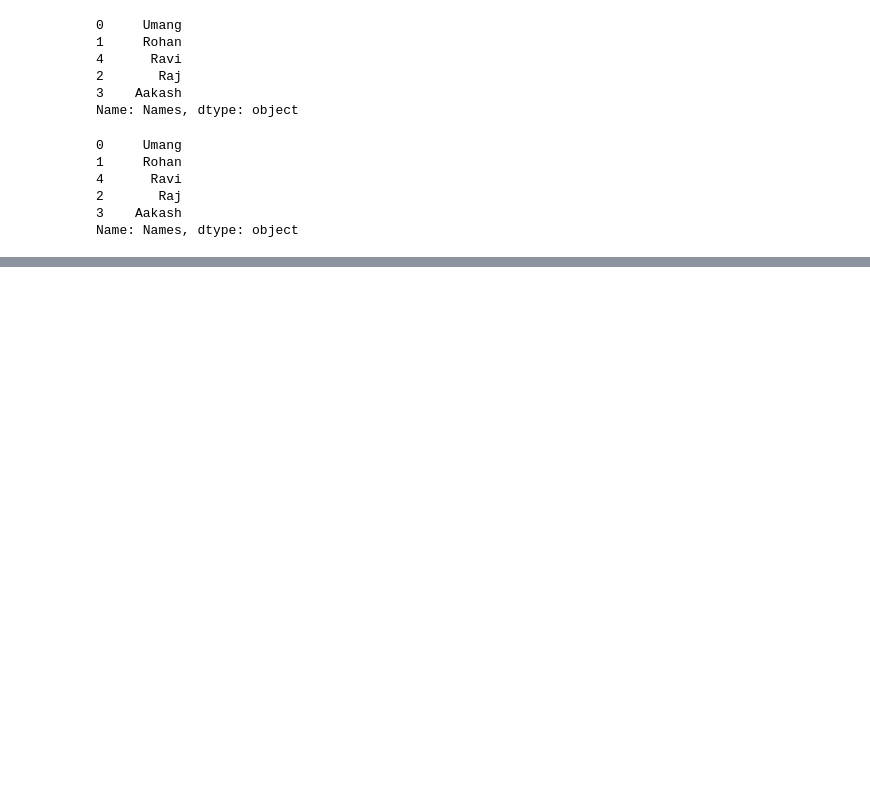
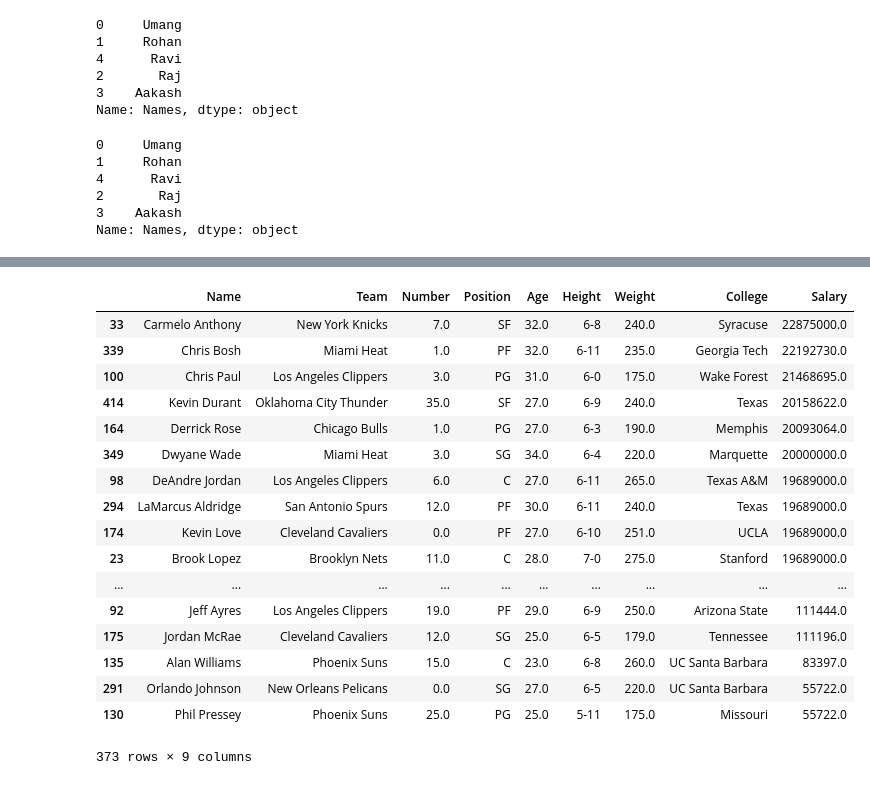
Before and after one commit to umangkejriwal1122/Machine-Learning, a Jupyter notebook: Pandas - Basics.ipynb, the cells around one changed output, grey strips where cells are left out. Drawn from its saved outputs; the diff is of its cells as text; code cells hidden in the pictures; blank space fills up the shorter version.

```diff
--- a/Pandas - Basics.ipynb
+++ b/Pandas - Basics.ipynb
@@ -193,0 +366,5 @@ Name: Names, dtype: object
+# %%
+mean_sal = df['Salary'].mean()
+# %%
+mean_sal = np.round(mean_sal,2)
+mean_sal
@@ -193,0 +373,2 @@ Name: Names, dtype: object
+# %%
+df['Salary'].fillna(mean_sal,inplace=True)
@@ -193,0 +401,2 @@ Name: Names, dtype: object
+# %%
+df.dropna(inplace=True)
@@ -193,0 +463,21 @@ Name: Names, dtype: object
+# %%
+df.sort_values("Salary",ascending=False)
+# %% [output]
+|  | Name | Team | Number | Position | Age | Height | Weight | College | Salary |
+| 33 | Carmelo Anthony | New York Knicks | 7.0 | SF | 32.0 | 6-8 | 240.0 | Syracuse | 22875000.0 |
+| 339 | Chris Bosh | Miami Heat | 1.0 | PF | 32.0 | 6-11 | 235.0 | Georgia Tech | 22192730.0 |
+| 100 | Chris Paul | Los Angeles Clippers | 3.0 | PG | 31.0 | 6-0 | 175.0 | Wake Forest | 21468695.0 |
+| 414 | Kevin Durant | Oklahoma City Thunder | 35.0 | SF | 27.0 | 6-9 | 240.0 | Texas | 20158622.0 |
+| 164 | Derrick Rose | Chicago Bulls | 1.0 | PG | 27.0 | 6-3 | 190.0 | Memphis | 20093064.0 |
+| 349 | Dwyane Wade | Miami Heat | 3.0 | SG | 34.0 | 6-4 | 220.0 | Marquette | 20000000.0 |
+| 98 | DeAndre Jordan | Los Angeles Clippers | 6.0 | C | 27.0 | 6-11 | 265.0 | Texas A&M | 19689000.0 |
+| 294 | LaMarcus Aldridge | San Antonio Spurs | 12.0 | PF | 30.0 | 6-11 | 240.0 | Texas | 19689000.0 |
+| 174 | Kevin Love | Cleveland Cavaliers | 0.0 | PF | 27.0 | 6-10 | 251.0 | UCLA | 19689000.0 |
+| 23 | Brook Lopez | Brooklyn Nets | 11.0 | C | 28.0 | 7-0 | 275.0 | Stanford | 19689000.0 |
+| ... | ... | ... | ... | ... | ... | ... | ... | ... | ... |
+| 92 | Jeff Ayres | Los Angeles Clippers | 19.0 | PF | 29.0 | 6-9 | 250.0 | Arizona State | 111444.0 |
+| 175 | Jordan McRae | Cleveland Cavaliers | 12.0 | SG | 25.0 | 6-5 | 179.0 | Tennessee | 111196.0 |
+| 135 | Alan Williams | Phoenix Suns | 15.0 | C | 23.0 | 6-8 | 260.0 | UC Santa Barbara | 83397.0 |
+| 291 | Orlando Johnson | New Orleans Pelicans | 0.0 | SG | 27.0 | 6-5 | 220.0 | UC Santa Barbara | 55722.0 |
+| 130 | Phil Pressey | Phoenix Suns | 25.0 | PG | 25.0 | 5-11 | 175.0 | Missouri | 55722.0 |
+373 rows × 9 columns
```
Also changed, not shown: parts of 40 cells of this notebook.
